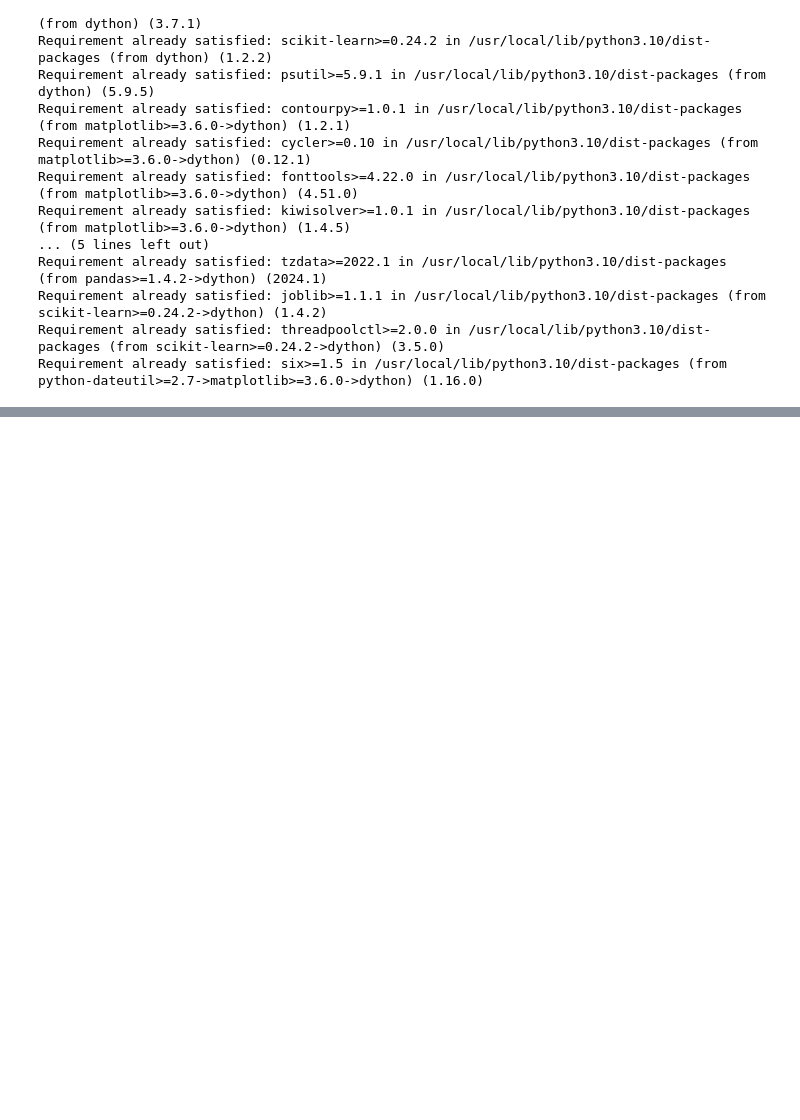
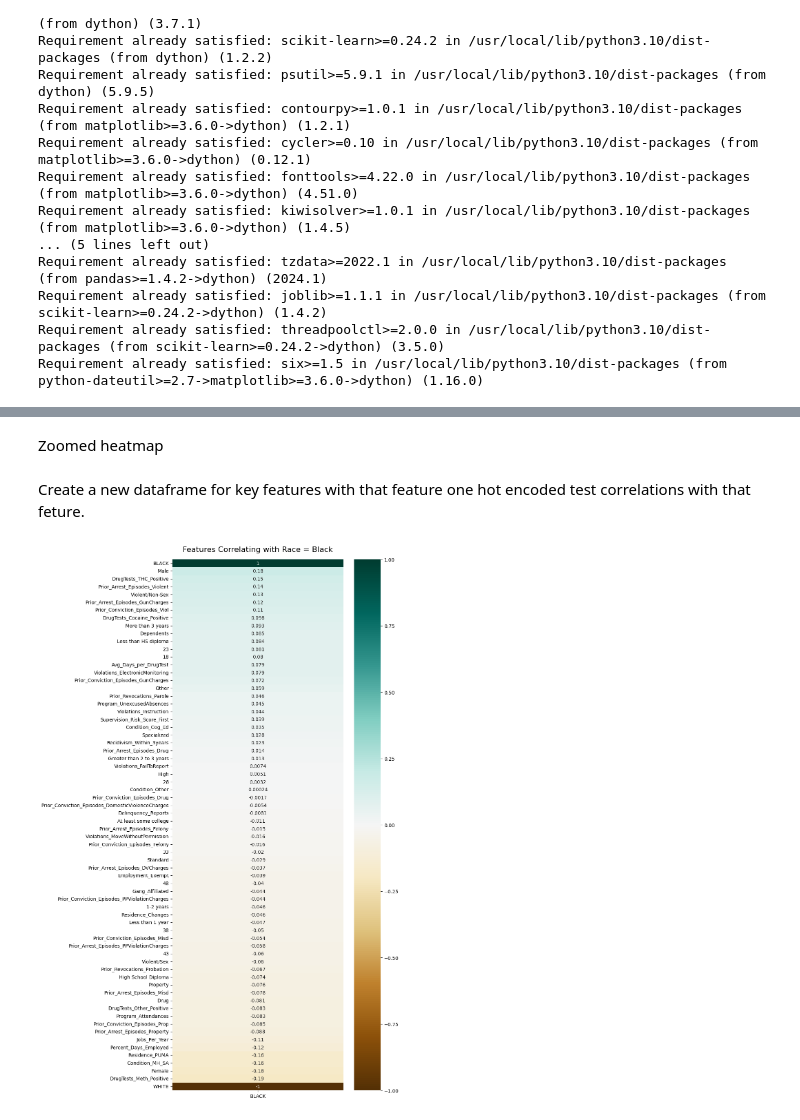
Before and after one commit to feaviolp/msc-project, a Jupyter notebook: NIJ EDA.ipynb, the cells around one changed output, grey strips where cells are left out. Saved outputs shown, nothing was run; the diff lists cells and outputs as text; code cells hidden in the pictures; blank space fills up the shorter version.

```diff
--- a/NIJ EDA.ipynb
+++ b/NIJ EDA.ipynb
@@ -444,0 +409,4 @@ categorical_correlation= associations(categorical_df, filename= 'categorical_cor
+# %% [markdown]
+Zoomed heatmap
+# %% [markdown]
+Create a new dataframe for key features with that feature one hot encoded test correlations with that feture.
@@ -444,0 +459,6 @@ categorical_correlation= associations(categorical_df, filename= 'categorical_cor
+# %%
+plt.figure(figsize=(8, 20))
+heatmap = sns.heatmap(NIJ.corr(method ='pearson')[['BLACK']].sort_values(by='BLACK', ascending=False), vmin=-1, vmax=1, annot=True, cmap='BrBG')
+heatmap.set_title('Features Correlating with Race = Black', fontdict={'fontsize':16}, pad=16);
+# %% [output]
+[figure, added]
```
Also changed, not shown: parts of 33 cells of this notebook.
